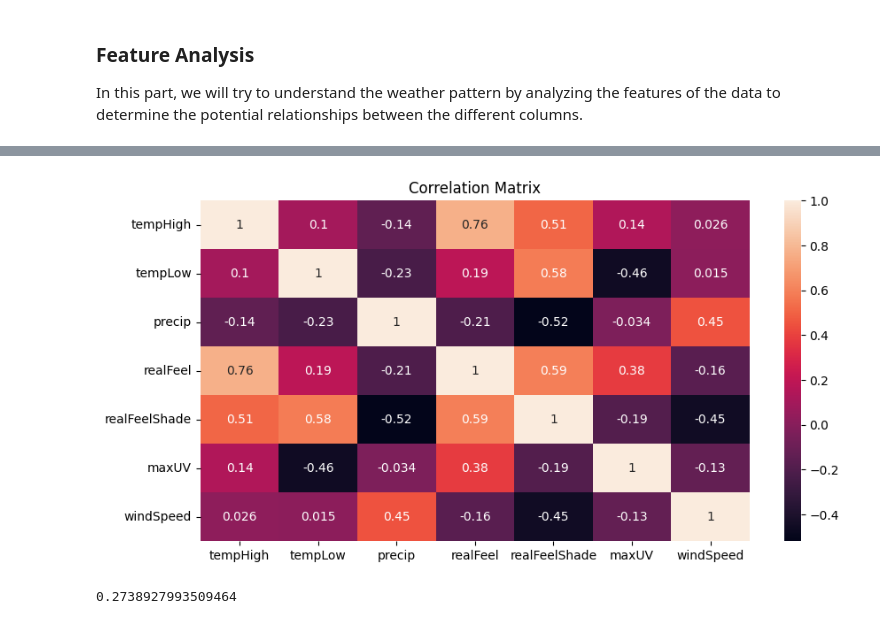
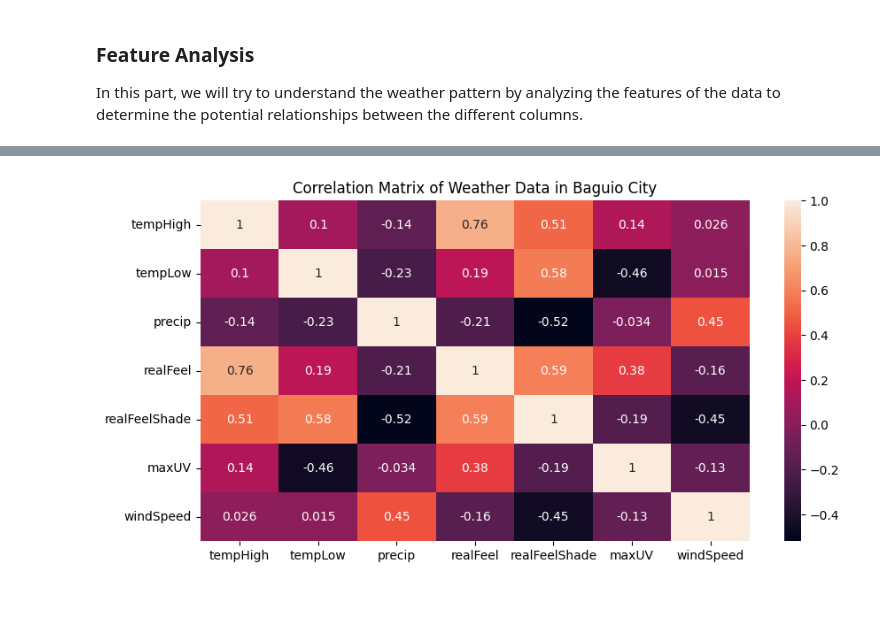
Before and after one commit to jddiosana/accuweather-data-analysis, a Jupyter notebook: data_analysis.ipynb, the cells around one changed output, grey strips where cells are left out. Cells and saved outputs as stored; diff of their text form; code cells hidden in the pictures.

```diff
--- a/data_analysis.ipynb
+++ b/data_analysis.ipynb
@@ -358,16 +371,8 @@ In this part, we will try to understand the weather pattern by analyzing the fea
 # %%
-corr_matrix = weather_data.drop(columns=['date']).corr()
+corr_matrix = weather_data.drop(columns=['date', 'windDirection']).corr()
 plt.figure(figsize=(10, 5))
 sns.heatmap(corr_matrix, annot=True)
-plt.title('Correlation Matrix')
+plt.title('Correlation Matrix of Weather Data in Baguio City')
 plt.show()
 # %% [output]
-[figure, old version]
+[figure, new version]
-# %%
-# multiply wind speed by the negative of UV index to create a new feature
-a = weather_data['maxUV'] * weather_data['windSpeed']
-
-# get correlation of a to tempHigh
-a.corr(weather_data['tempHigh'])
-# %% [output]
-0.2738927993509464
```
Also changed, not shown: parts of 10 cells of this notebook.
